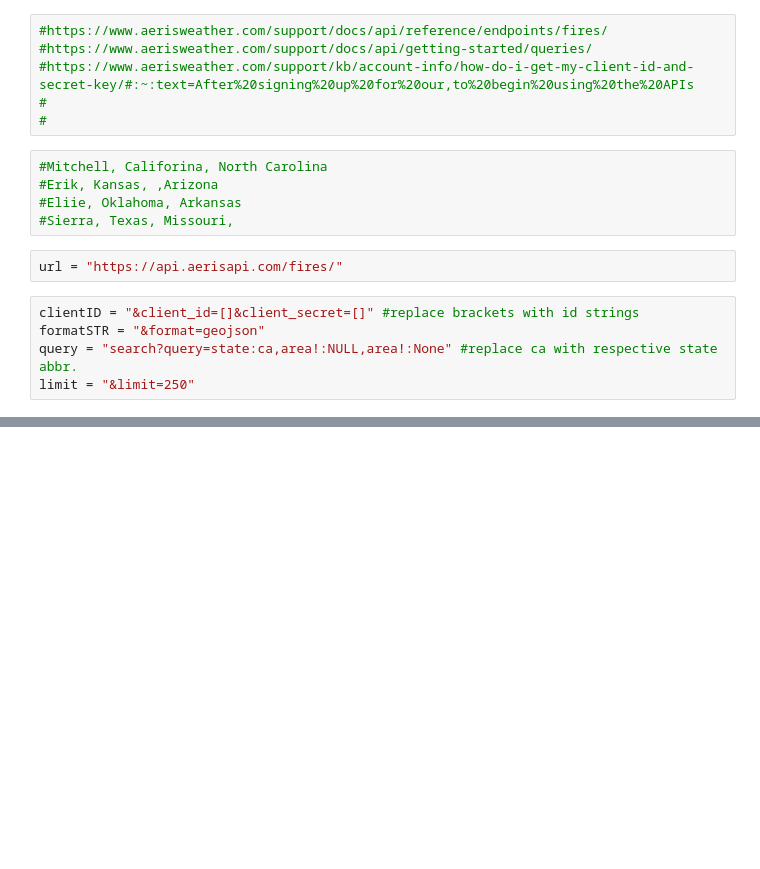
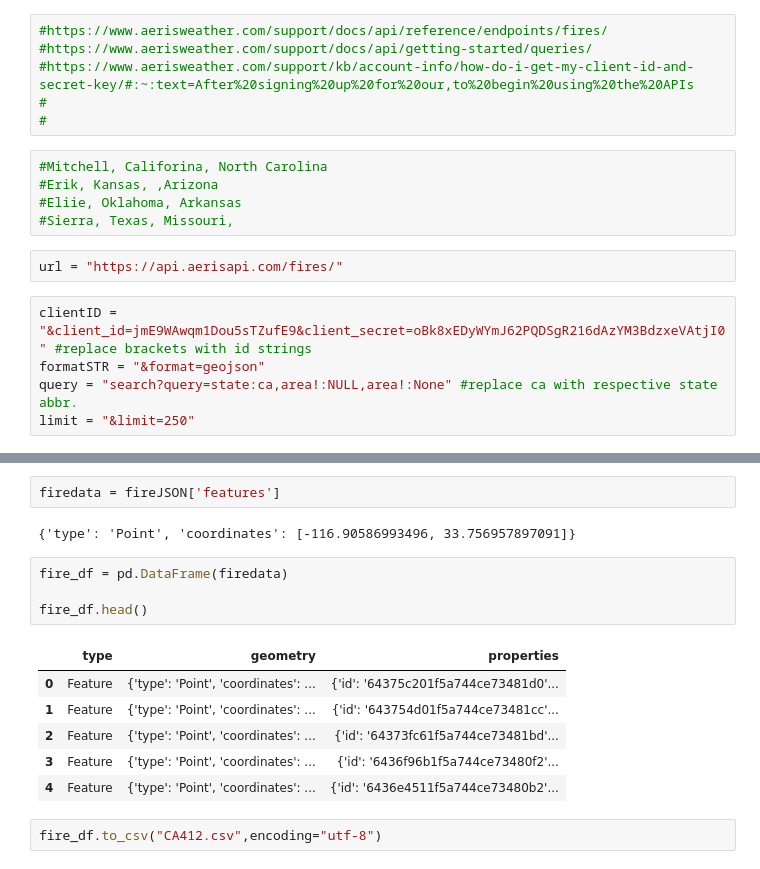
Before and after one commit to ErIvPe/Project3-Wildfires, a Jupyter notebook: API_Call.ipynb, the cells around one changed output, grey strips where cells are left out. Cells and saved outputs as stored; diff of their text form; blank space fills up the shorter version.

```diff
--- a/API_Call.ipynb
+++ b/API_Call.ipynb
@@ -16,7 +17,7 @@ from pprint import pprint
 # %%
 url = "https://api.aerisapi.com/fires/"
 # %%
-clientID = "&client_id=[]&client_secret=[]" #replace brackets with id strings
+clientID = "&client_id=jmE9WAwqm1Dou5sTZufE9&client_secret=oBk8xEDyWYmJ62PQDSgR216dAzYM3BdzxeVAtjI0" #replace brackets with id strings
 formatSTR = "&format=geojson"
 query = "search?query=state:ca,area!:NULL,area!:None" #replace ca with respective state abbr.
 limit = "&limit=250"
@@ -52,0 +59,17 @@ pprint(fireJSON)
+# %%
+firedata = fireJSON['features']
+# %% [output]
+{'type': 'Point', 'coordinates': [-116.90586993496, 33.756957897091]}
+# %%
+fire_df = pd.DataFrame(firedata)
+
+fire_df.head()
+# %% [output]
+|  | type | geometry | properties |
+| 0 | Feature | {'type': 'Point', 'coordinates': ... | {'id': '64375c201f5a744ce73481d0'... |
+| 1 | Feature | {'type': 'Point', 'coordinates': ... | {'id': '643754d01f5a744ce73481cc'... |
+| 2 | Feature | {'type': 'Point', 'coordinates': ... | {'id': '64373fc61f5a744ce73481bd'... |
+| 3 | Feature | {'type': 'Point', 'coordinates': ... | {'id': '6436f96b1f5a744ce73480f2'... |
+| 4 | Feature | {'type': 'Point', 'coordinates': ... | {'id': '6436e4511f5a744ce73480b2'... |
+# %%
+fire_df.to_csv("CA412.csv",encoding="utf-8")
```
Also changed, not shown: parts of 12 cells of this notebook, 6 other files.
